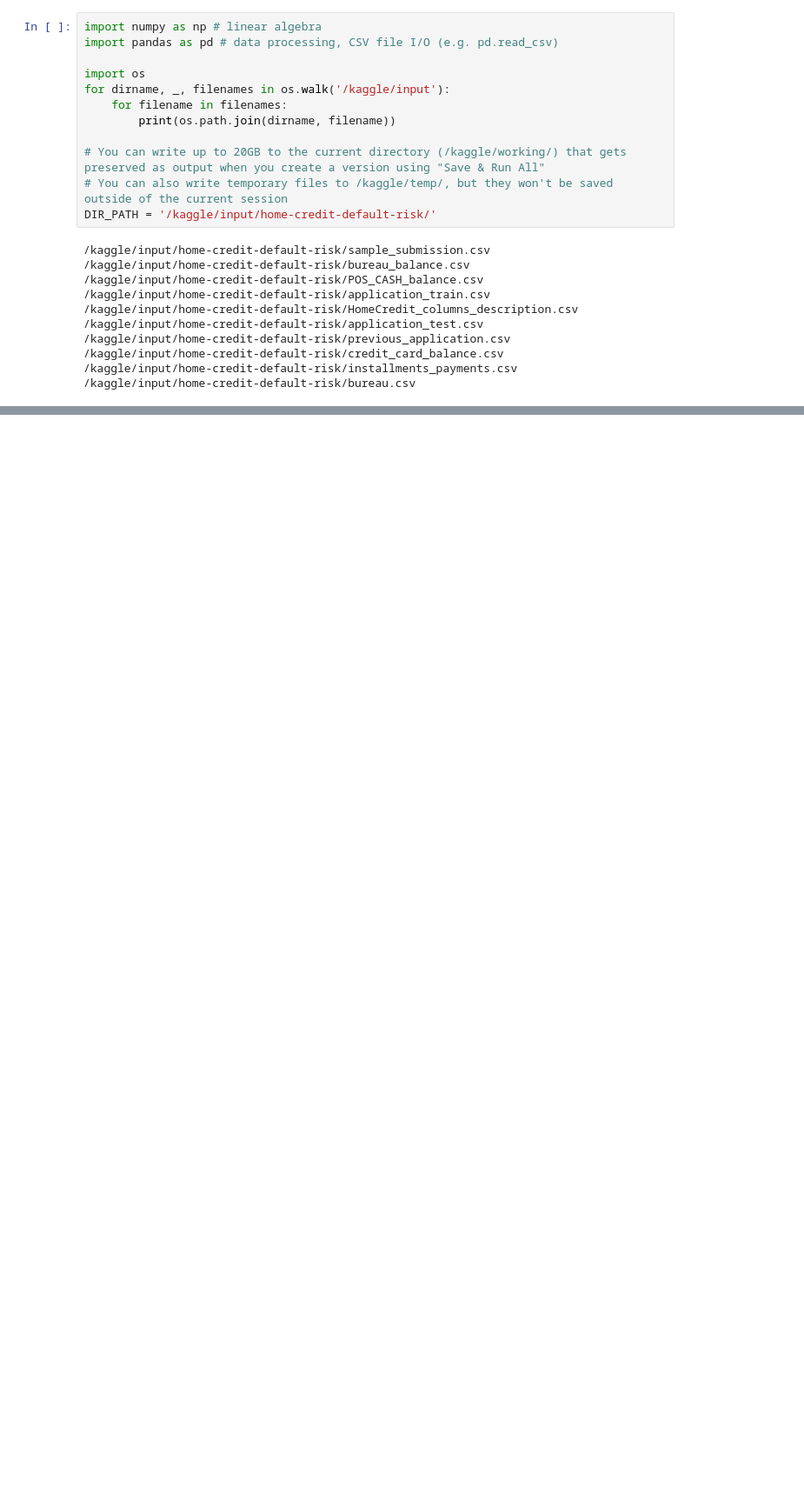
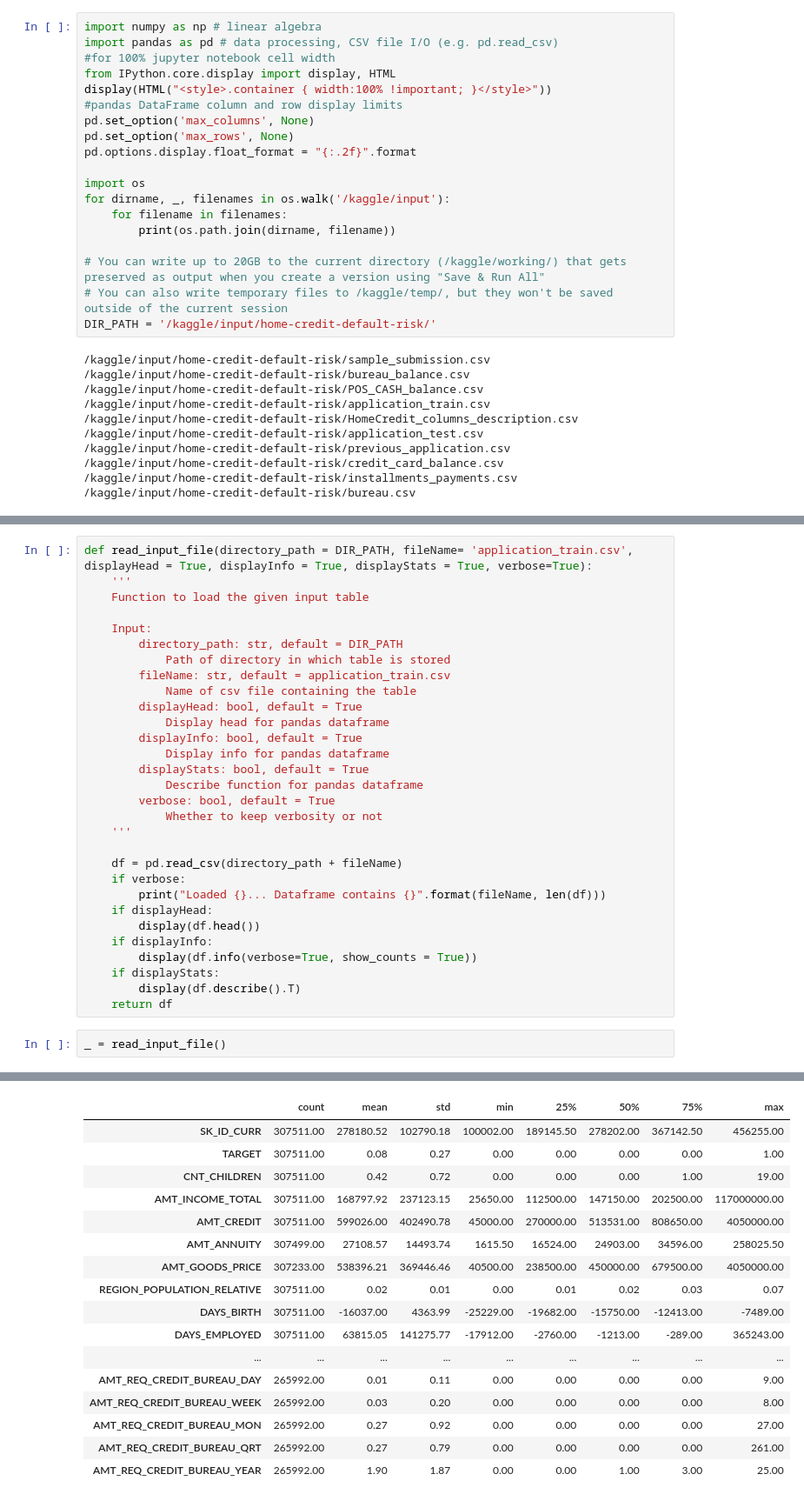
Before and after one commit to amithsbhat/Capstone-Home-Credit-Default-Risk, a Jupyter notebook: eda-home-credit-default-risk.ipynb, the cells around one changed output, grey strips where cells are left out. Shown at 87% size. Saved outputs shown, nothing was run; the diff lists cells and outputs as text; blank space fills up the shorter version.

Commit message:
Kaggle Notebook | EDA-Home-Credit-Default-Risk | Version 3

```diff
--- a/eda-home-credit-default-risk.ipynb
+++ b/eda-home-credit-default-risk.ipynb
@@ -1,6 +1,13 @@
 # %%
 import numpy as np # linear algebra
 import pandas as pd # data processing, CSV file I/O (e.g. pd.read_csv)
+#for 100% jupyter notebook cell width
+from IPython.core.display import display, HTML
+display(HTML("<style>.container { width:100% !important; }</style>"))
+#pandas DataFrame column and row display limits
+pd.set_option('max_columns', None)
+pd.set_option('max_rows', None)
+pd.options.display.float_format = "{:.2f}".format
 
 import os
 for dirname, _, filenames in os.walk('/kaggle/input'):
@@ -23,0 +33,33 @@ DIR_PATH = '/kaggle/input/home-credit-default-risk/'
+# %%
+def read_input_file(directory_path = DIR_PATH, fileName= 'application_train.csv', displayHead = True, displayInfo = True, displayStats = True, verbose=True):
+    '''
+    Function to load the given input table
+
+    Input:
+        directory_path: str, default = DIR_PATH
+            Path of directory in which table is stored
+        fileName: str, default = application_train.csv
+            Name of csv file containing the table
+        displayHead: bool, default = True
+            Display head for pandas dataframe
+        displayInfo: bool, default = True
+            Display info for pandas dataframe
+        displayStats: bool, default = True
+            Describe function for pandas dataframe
+        verbose: bool, default = True
+            Whether to keep verbosity or not
+    '''
+
+    df = pd.read_csv(directory_path + fileName)
+    if verbose:
+        print("Loaded {}... Dataframe contains {}".format(fileName, len(df)))
+    if displayHead:
+        display(df.head())
+    if displayInfo:
+        display(df.info(verbose=True, show_counts = True))
+    if displayStats:
+        display(df.describe().T)
+    return df
+# %%
+_ = read_input_file()
+# %% [output]
@@ -23,0 +91,17 @@ DIR_PATH = '/kaggle/input/home-credit-default-risk/'
+|  | count | mean | std | min | 25% | 50% | 75% | max |
+| SK_ID_CURR | 307511.00 | 278180.52 | 102790.18 | 100002.00 | 189145.50 | 278202.00 | 367142.50 | 456255.00 |
+| TARGET | 307511.00 | 0.08 | 0.27 | 0.00 | 0.00 | 0.00 | 0.00 | 1.00 |
+| CNT_CHILDREN | 307511.00 | 0.42 | 0.72 | 0.00 | 0.00 | 0.00 | 1.00 | 19.00 |
+| AMT_INCOME_TOTAL | 307511.00 | 168797.92 | 237123.15 | 25650.00 | 112500.00 | 147150.00 | 202500.00 | 117000000.00 |
+| AMT_CREDIT | 307511.00 | 599026.00 | 402490.78 | 45000.00 | 270000.00 | 513531.00 | 808650.00 | 4050000.00 |
+| AMT_ANNUITY | 307499.00 | 27108.57 | 14493.74 | 1615.50 | 16524.00 | 24903.00 | 34596.00 | 258025.50 |
+| AMT_GOODS_PRICE | 307233.00 | 538396.21 | 369446.46 | 40500.00 | 238500.00 | 450000.00 | 679500.00 | 4050000.00 |
+| REGION_POPULATION_RELATIVE | 307511.00 | 0.02 | 0.01 | 0.00 | 0.01 | 0.02 | 0.03 | 0.07 |
+| DAYS_BIRTH | 307511.00 | -16037.00 | 4363.99 | -25229.00 | -19682.00 | -15750.00 | -12413.00 | -7489.00 |
+| DAYS_EMPLOYED | 307511.00 | 63815.05 | 141275.77 | -17912.00 | -2760.00 | -1213.00 | -289.00 | 365243.00 |
+| ... | ... | ... | ... | ... | ... | ... | ... | ... |
+| AMT_REQ_CREDIT_BUREAU_DAY | 265992.00 | 0.01 | 0.11 | 0.00 | 0.00 | 0.00 | 0.00 | 9.00 |
+| AMT_REQ_CREDIT_BUREAU_WEEK | 265992.00 | 0.03 | 0.20 | 0.00 | 0.00 | 0.00 | 0.00 | 8.00 |
+| AMT_REQ_CREDIT_BUREAU_MON | 265992.00 | 0.27 | 0.92 | 0.00 | 0.00 | 0.00 | 0.00 | 27.00 |
+| AMT_REQ_CREDIT_BUREAU_QRT | 265992.00 | 0.27 | 0.79 | 0.00 | 0.00 | 0.00 | 0.00 | 261.00 |
+| AMT_REQ_CREDIT_BUREAU_YEAR | 265992.00 | 1.90 | 1.87 | 0.00 | 0.00 | 1.00 | 3.00 | 25.00 |
```
Also changed, not shown: parts of 2 cells of this notebook.
